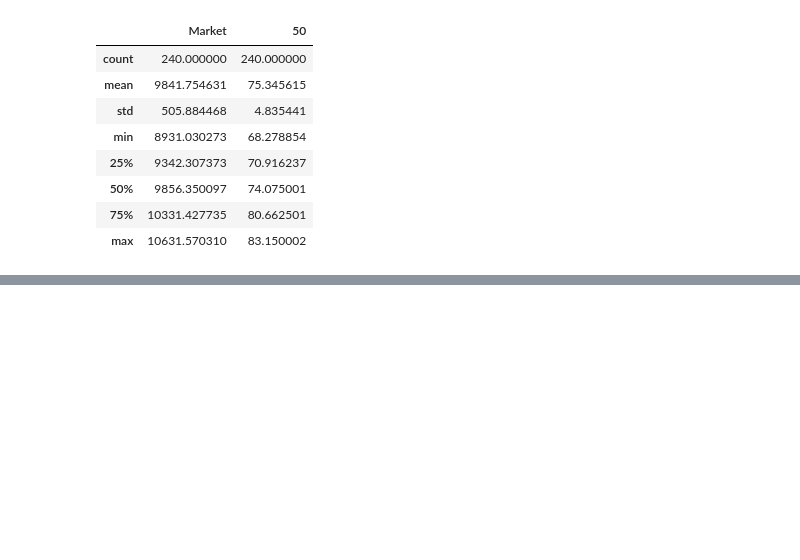
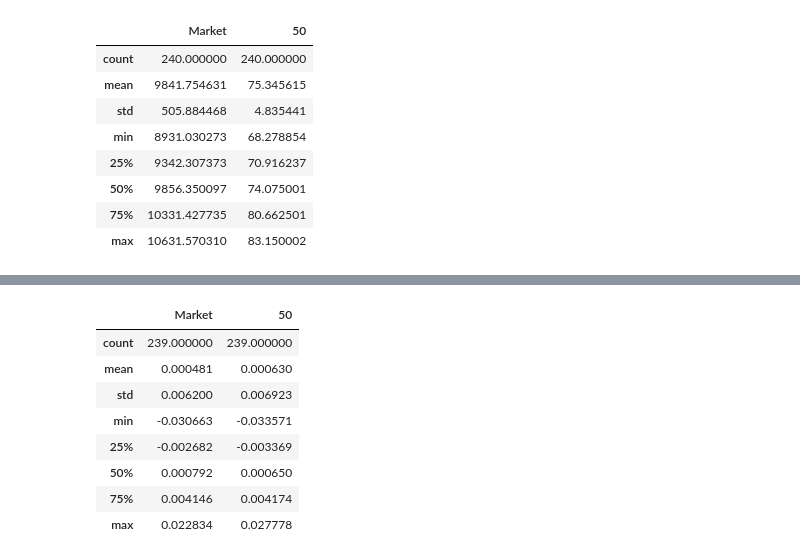
Before and after one commit to Komegaga/data_analysis, a Jupyter notebook: linear_regression/main.ipynb, the cells around one changed output, grey strips where cells are left out. Drawn from its saved outputs; the diff is of its cells as text; code cells hidden in the pictures; blank space fills up the shorter version.

```diff
--- a/linear_regression/main.ipynb
+++ b/linear_regression/main.ipynb
@@ -47 +74,13 @@ market.plot()
+# %%
+diff_df.describe()
+# %% [output]
+|  | Market | 50 |
+| count | 239.000000 | 239.000000 |
+| mean | 0.000481 | 0.000630 |
+| std | 0.006200 | 0.006923 |
+| min | -0.030663 | -0.033571 |
+| 25% | -0.002682 | -0.003369 |
+| 50% | 0.000792 | 0.000650 |
+| 75% | 0.004146 | 0.004174 |
+| max | 0.022834 | 0.027778 |
 # %%
```
Also changed, not shown: parts of 35 cells of this notebook.
